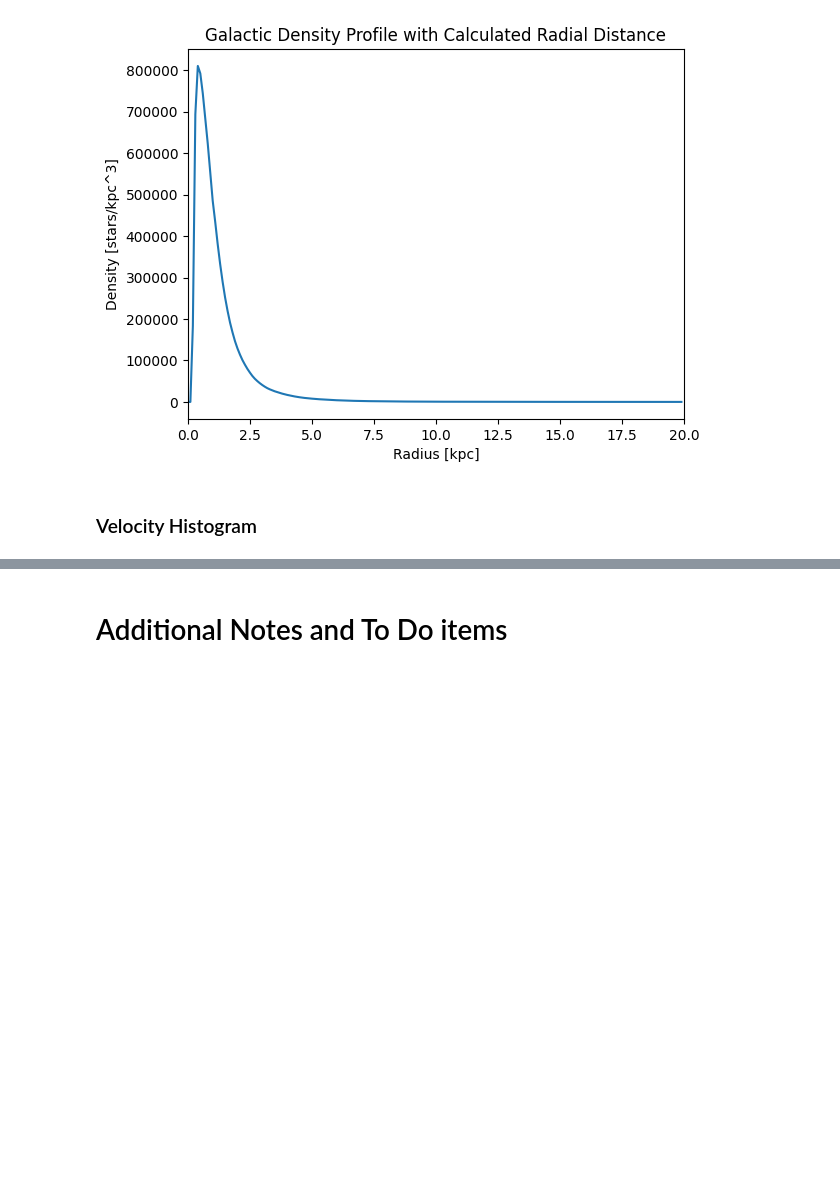
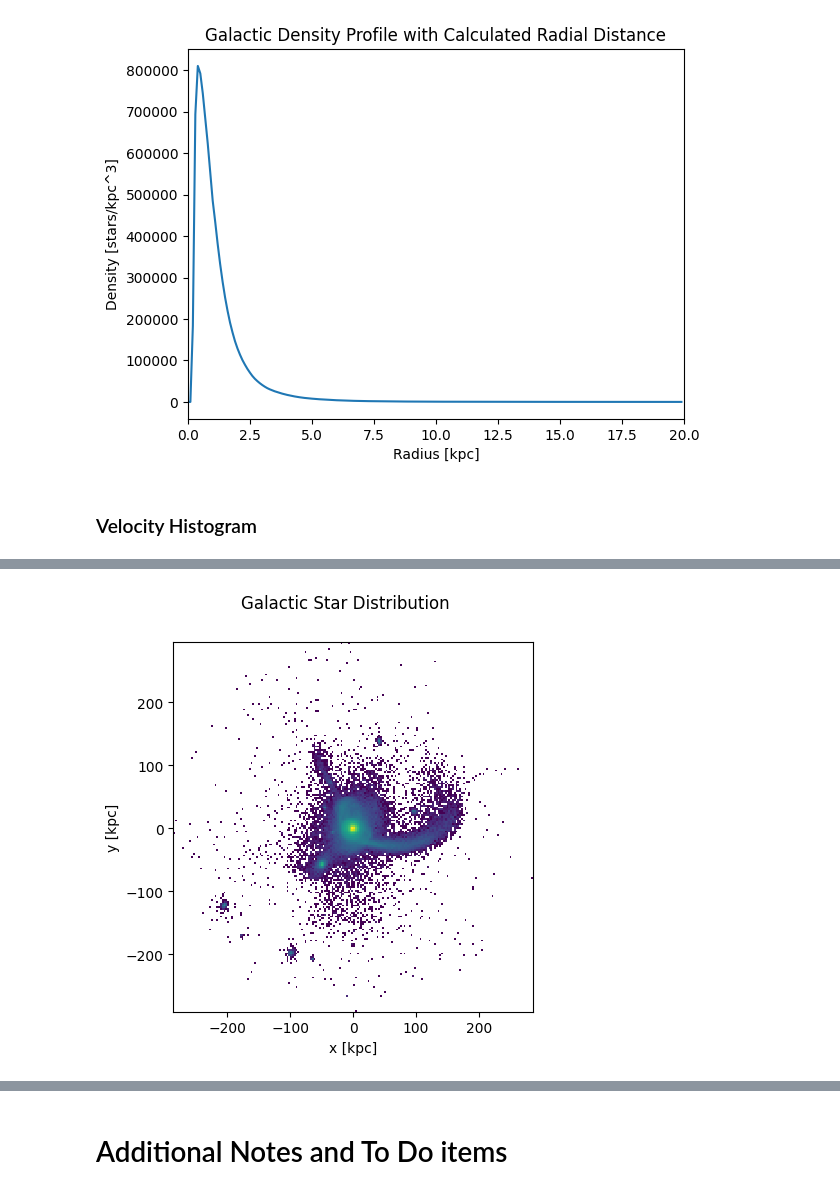
Before and after one commit to aeden2019/ananke_vera_rubin, a Jupyter notebook: vera_rubin.ipynb, the cells around one changed output, grey strips where cells are left out. Drawn from its saved outputs; the diff is of its cells as text; code cells hidden in the pictures; blank space fills up the shorter version.

```diff
--- a/vera_rubin.ipynb
+++ b/vera_rubin.ipynb
@@ -604,0 +615,29 @@ plt.show()
+# %%
+# These are coordinates relative to the central galaxy
+coordinates = part['star'].prop( 'host.distance' )
+
+# This is distance to the center of the central galaxy
+distance_to_center = part['star'].prop( 'host.distance.total' )
+
+# An approximate definition for being in the galaxy: particles within 10 kpc of the center
+is_in_galaxy = distance_to_center < rmax
+# %%
+# Plot the logarithmically normalized count of the gas particles at each coordinate
+fig = plt.figure()
+ax = plt.gca()
+
+# Use 2-D histogram
+ax.hist2d(
+    coordinates[:,0][is_in_galaxy],
+    coordinates[:,1][is_in_galaxy],
+    bins = bins,
+    norm = matplotlib.colors.LogNorm(),
+)
+
+# Add labels, aspect ration, and title
+ax.set_xlabel( r'x [kpc]' )
+ax.set_ylabel( r'y [kpc]' )
+ax.set_aspect( 'equal' )
+fig.suptitle("Galactic Star Distribution");
+# %% [output]
+[figure, added]
```
Also changed, not shown: parts of 27 cells of this notebook.
